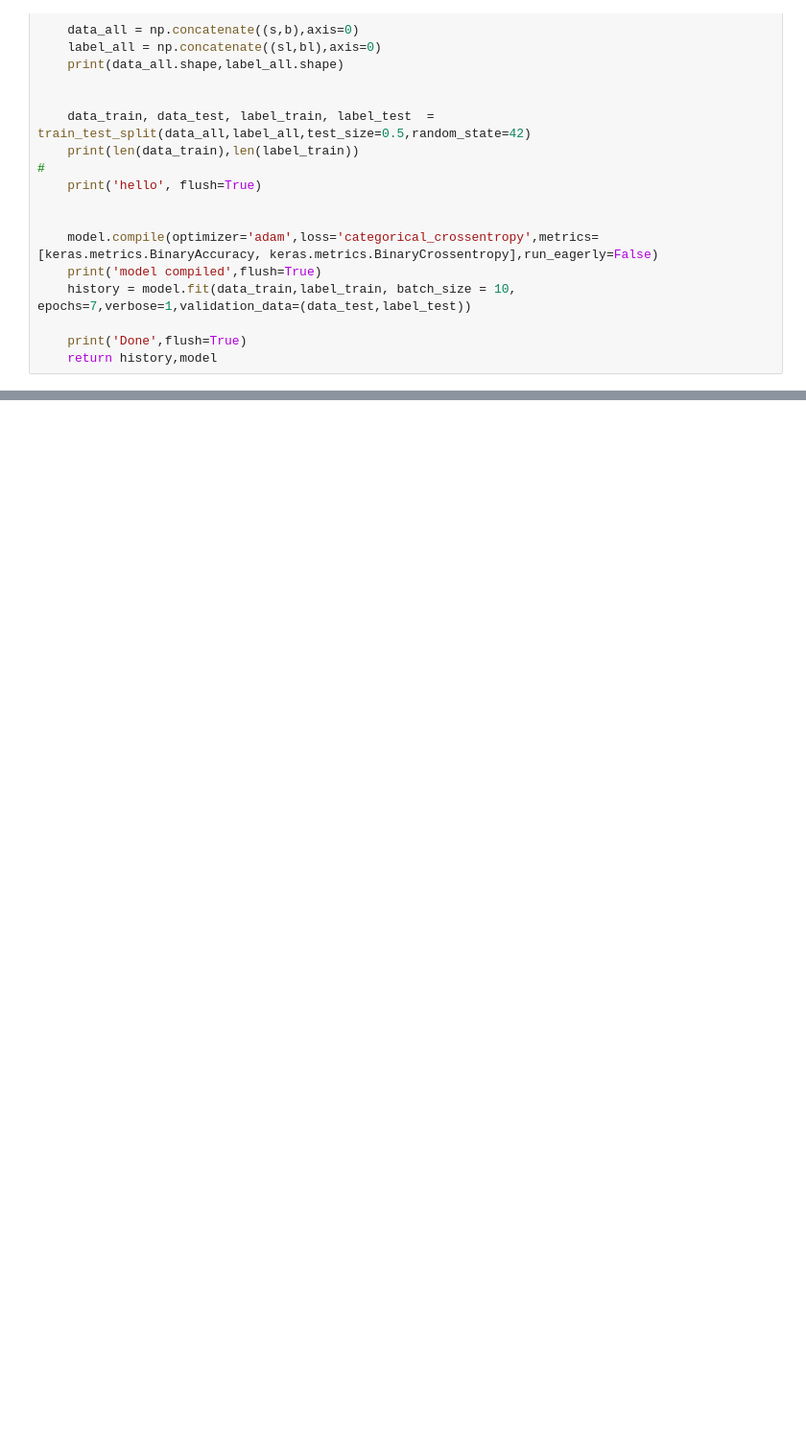
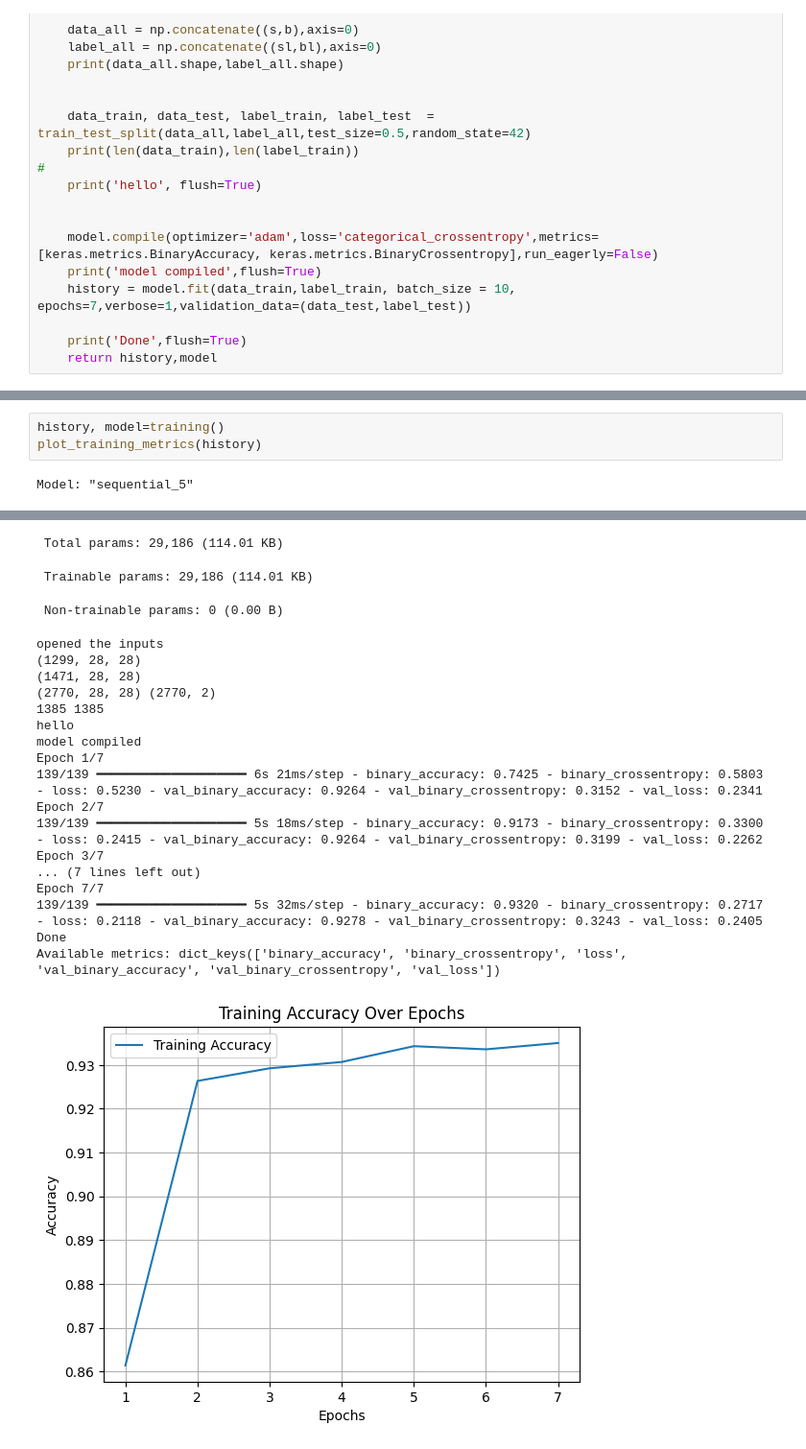
Before and after one commit to greyarea01/MoEDAL-ML-ANA, a Jupyter notebook: TrainCNN.ipynb, the cells around one changed output, grey strips where cells are left out. Shown at 96% size. Saved outputs shown, nothing was run; the diff lists cells and outputs as text; blank space fills up the shorter version.

```diff
--- a/TrainCNN.ipynb
+++ b/TrainCNN.ipynb
@@ -159,0 +213,5 @@ Done
+# %%
+history, model=training()
+plot_training_metrics(history)
+# %% [output]
+Model: "sequential_5"
@@ -159,0 +235,21 @@ Done
+ Total params: 29,186 (114.01 KB)
+ Trainable params: 29,186 (114.01 KB)
+ Non-trainable params: 0 (0.00 B)
+opened the inputs
+(1299, 28, 28)
+(1471, 28, 28)
+(2770, 28, 28) (2770, 2)
+1385 1385
+hello
+model compiled
+Epoch 1/7
+139/139 ━━━━━━━━━━━━━━━━━━━━ 6s 21ms/step - binary_accuracy: 0.7425 - binary_crossentropy: 0.5803 - loss: 0.5230 - val_binary_accuracy: 0.9264 - val_binary_crossentropy: 0.3152 - val_loss: 0.2341
+Epoch 2/7
+139/139 ━━━━━━━━━━━━━━━━━━━━ 5s 18ms/step - binary_accuracy: 0.9173 - binary_crossentropy: 0.3300 - loss: 0.2415 - val_binary_accuracy: 0.9264 - val_binary_crossentropy: 0.3199 - val_loss: 0.2262
+Epoch 3/7
+... (7 lines left out)
+Epoch 7/7
+139/139 ━━━━━━━━━━━━━━━━━━━━ 5s 32ms/step - binary_accuracy: 0.9320 - binary_crossentropy: 0.2717 - loss: 0.2118 - val_binary_accuracy: 0.9278 - val_binary_crossentropy: 0.3243 - val_loss: 0.2405
+Done
+Available metrics: dict_keys(['binary_accuracy', 'binary_crossentropy', 'loss', 'val_binary_accuracy', 'val_binary_crossentropy', 'val_loss'])
+[figure, added]
```
Also changed, not shown: parts of 15 cells of this notebook.
